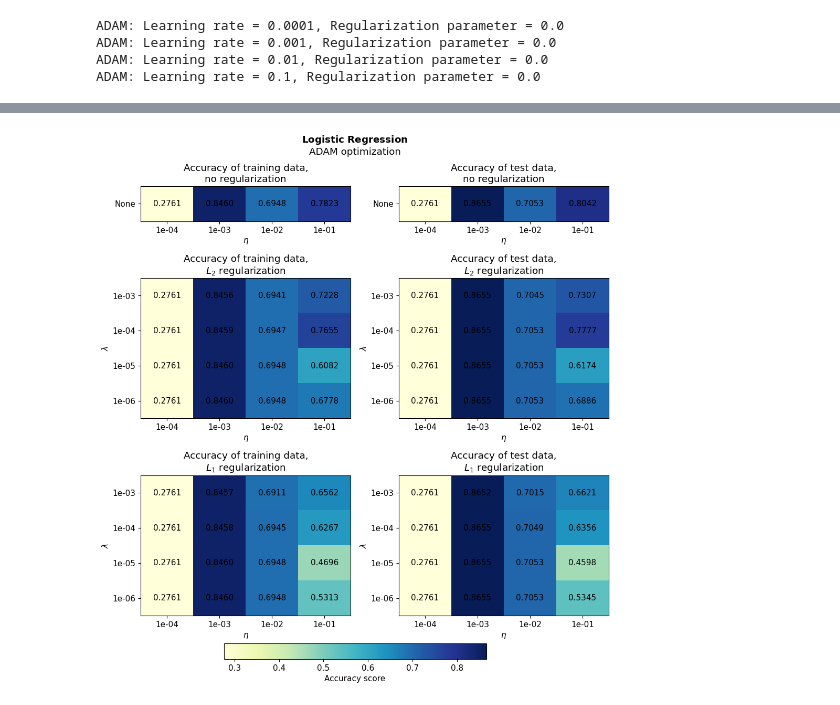
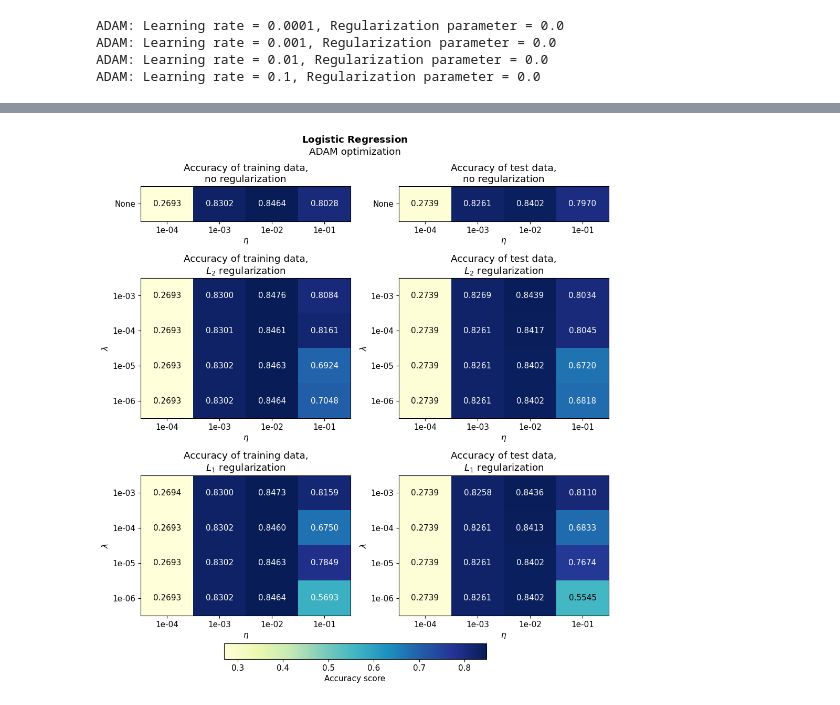
Before and after one commit to kjes4pres/Project_3_FYSSTK, a Jupyter notebook: Code/main/LogisticRegression.ipynb, the cells around one changed output, grey strips where cells are left out. Saved outputs shown, nothing was run; the diff lists cells and outputs as text; code cells hidden in the pictures.

```diff
--- a/Code/main/LogisticRegression.ipynb
+++ b/Code/main/LogisticRegression.ipynb
@@ -1003,3 +727,15 @@ train_size = int(0.8 * len(dataset))
 test_size = len(dataset) - train_size
 
 train_dataset, test_dataset = random_split(dataset, [train_size, test_size])
+# %%
+"""
+from torch.utils.data import DataLoader, TensorDataset
+
+X_train, X_test, t_train, t_test = train_test_split(inputs, targets, test_size=0.2, random_state=seed)
+
+train_dataset = TensorDataset(torch.tensor(X_train), torch.tensor(t_train))
+test_dataset = TensorDataset(torch.tensor(X_test), torch.tensor(t_test))
+
+train_loader = DataLoader(train_dataset, batch_size=128, shuffle=False)
+test_loader = DataLoader(test_dataset, batch_size=128, shuffle=False)
+"""
@@ -1006,41 +744,39 @@ train_dataset, test_dataset = random_split(dataset, [train_size, test_size])
 # %%
-import numpy as np
-from torch.utils.data import DataLoader
-seed = 2018
+# vary learning rate (no regularization)
 
 # create loaders
 train_loader = DataLoader(train_dataset, batch_size=128, shuffle=True)
 test_loader  = DataLoader(test_dataset,  batch_size=128, shuffle=False)
 
-# learning rates
-netas = 4
+netas = 4 #number of different learning rates
 etas = np.logspace(-4, -1, netas)
 
-acc_train_matrix_no_reg = np.zeros(netas)
-acc_test_matrix_no_reg = np.zeros(netas)
+# matrices for storing accuracy results
+acc_train_matrix_no_reg = np.zeros([netas])
+acc_test_matrix_no_reg = np.zeros([netas])
 
+# Set parameters
 epochs = 20
 
-# number of features and classes
+# Define network dimensions
 sample, label = next(iter(train_loader))
 input_dim = sample.shape[1]
 output_dim = len(torch.unique(label))
 
+
+# loop through learning rates
 for i in range(netas):
     eta = etas[i]
 
-    # fresh model for each η
     np.random.seed(seed)
     torch.manual_seed(seed)
 
+    # Create a new network
     model = WeatherNN(input_dim, output_dim)
 
-    # train
+    # Train model
     model.train_model(train_loader, lr=eta, epochs=epochs)
 
-    # eval
+    # evaluate model on testing and training data
     acc_train_matrix_no_reg[i] = model.evaluate(train_loader)
     acc_test_matrix_no_reg[i]  = model.evaluate(test_loader)
-
-print("Train:", acc_train_matrix_no_reg)
-print("Test:",  acc_test_matrix_no_reg)
@@ -1203,6 +898,7 @@ all_acc_values = np.concatenate([
 # Set colorbar limits
 vmin = np.min(all_acc_values) # min value
 vmax = np.max(all_acc_values) # max value
+mid = (vmin + vmax)/2
 
 # Titles for each subplot
 titles = ["Accuracy of training data,\nno regularization", "Accuracy of test data,\nno regularization",
@@ -1218,32 +914,35 @@ for i, ax in enumerate(axes):
     im = ax.imshow(matrices[i], aspect='auto', origin='lower', cmap='YlGnBu', vmin=vmin, vmax=vmax)
     ax.set_title(titles[i])
 
     # Set x-ticks
     ax.set_xticks(range(len(etas)))
     ax.set_xticklabels([f"{y:.0e}" for y in etas])
     ax.set_xlabel(r"$\eta$")
 
     # Set y-ticks
     if matrices[i].shape[0] == 1:  # no regularization (single row)
         ax.set_yticks([0])
         ax.set_yticklabels(["None"])
     else:
         ax.set_yticks(range(len(lambdas)))
         ax.set_yticklabels([f"{x:.0e}" for x in lambdas])
         ax.set_ylabel(r"$\lambda$")
 
     # Add text annotations
     for r in range(matrices[i].shape[0]):
         for c in range(matrices[i].shape[1]):
-            ax.text(c, r, f"{matrices[i][r, c]:.4f}", ha="center", va="center", color="black", fontsize=11)
+            value = matrices[i][r, c]
+            color = "white" if value > mid else "black"
+            ax.text(c, r, f"{matrices[i][r, c]:.4f}", ha="center", va="center", color=color, fontsize=11)
+
 
 # Shared colorbar
 cbar = fig.colorbar(im, ax=ax, orientation="horizontal", cax=fig.add_axes([0.25, -0.02, 0.5, 0.03]))
 cbar.set_label("Accuracy score")
 
 plt.suptitle(r"$\bf{Logistic\ Regression}$"+"\nADAM optimization")
 fig.tight_layout()
 #plt.savefig("Logistic_reg.png", bbox_inches="tight")
 plt.show()
 # %% [output]
-[figure, old version]
+[figure, new version]
```
Also changed, not shown: parts of 18 cells of this notebook.
